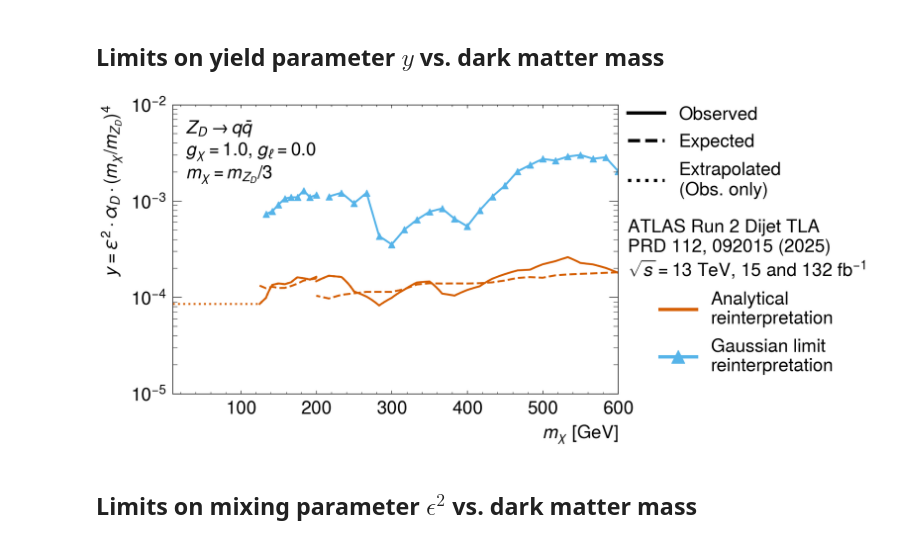
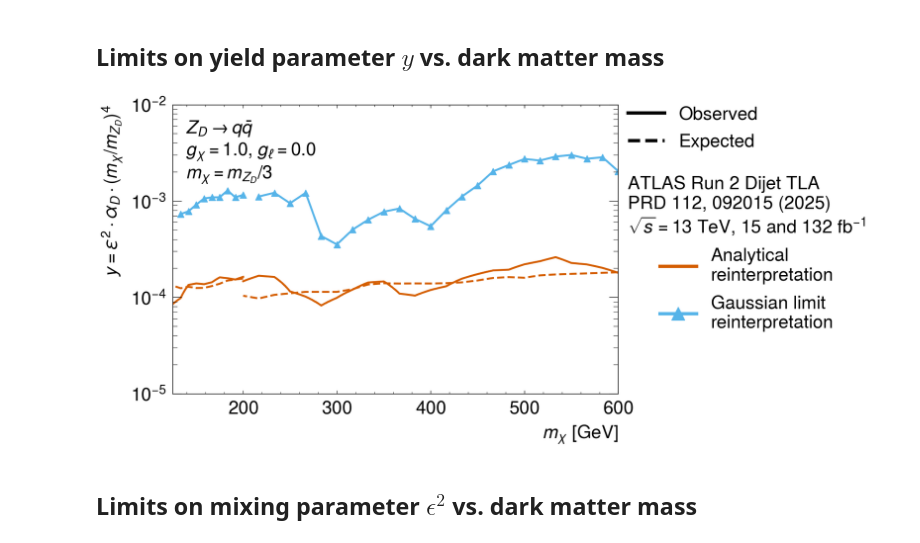
Before and after one commit to mamerl/DMWG-code-instructions, a Jupyter notebook: plotting/dark_photon_summary_plots.ipynb, the cells around one changed output. Saved outputs shown, nothing was run; the diff lists cells and outputs as text; code cells hidden in the pictures.

```diff
--- a/plotting/dark_photon_summary_plots.ipynb
+++ b/plotting/dark_photon_summary_plots.ipynb
@@ -245,12 +245,12 @@ fig, ax = plt.subplots(figsize=(12, 8))
 legend_handles = [
     plt.Line2D([], [], color="k", linestyle="-", lw=5),
     plt.Line2D([], [], color="k", linestyle="--", lw=5),
-    plt.Line2D([], [], color="k", linestyle=":", lw=5),
+    # plt.Line2D([], [], color="k", linestyle=":", lw=5),
 ]
 legend_labels = [
     "Observed",
     "Expected",
-    "Extrapolated\n(Obs. only)",
+    # "Extrapolated\n(Obs. only)",
 ]
 
 # annotations
@@ -306,29 +306,29 @@ for idx, input_cfg in enumerate(inputs):
                     linestyle=linestyle,
                 )
 
-    # interpolate the combined limits to lower mass
-    all_mass = np.array(all_mass)
-    all_limits = np.array(all_limits)
-    # sort the arrays
-    sorted_indices = np.argsort(all_mass)
-    all_mass = all_mass[sorted_indices]
-    all_limits = all_limits[sorted_indices]
-    mass_interp, limits_interp = interpolate_limit(
-        all_mass,
-        all_limits,
-        min_interp_mdm,
-        max_interp_mdm,
-        num_points=num_interp_points
-    )
+    # # interpolate the combined limits to lower mass
+    # all_mass = np.array(all_mass)
+    # all_limits = np.array(all_limits)
+    # # sort the arrays
+    # sorted_indices = np.argsort(all_mass)
+    # all_mass = all_mass[sorted_indices]
+    # all_limits = all_limits[sorted_indices]
+    # mass_interp, limits_interp = interpolate_limit(
+    #     all_mass,
+    #     all_limits,
+    #     min_interp_mdm,
+    #     max_interp_mdm,
+    #     num_points=num_interp_points
+    # )
 
-    # plot interpolated limits
-    ax.plot(
-        mass_interp,
-        limits_interp,
-        color=f"C{idx}",
-        lw=3,
-        linestyle=":",
-    )
+    # # plot interpolated limits
+    # ax.plot(
+    #     mass_interp,
+    #     limits_interp,
+    #     color=f"C{idx}",
+    #     lw=3,
+    #     linestyle=":",
+    # )
 
 # plot the alternative reinterpretation if it exists
 if len(reinterpretation_limits) > 0:
@@ -347,7 +347,7 @@ if len(reinterpretation_limits) > 0:
 
 # format the plot
 ax.set_yscale("log")
-ax.set_xlim(10, 600)
+ax.set_xlim(125, 600)
 ax.set_xlabel(r"$m_{\chi}$ [GeV]", fontsize=28)
 ax.set_ylabel(r"$y = \epsilon^2 \cdot \alpha_D \cdot (m_{\chi}/ m_{Z_D})^4$", fontsize=28)
 ax.set_ylim(top=1e-2)
@@ -360,35 +360,35 @@ if len(inputs) == 1:
 leg2 = ax.legend(
     handles=plot_handles,
     labels=plot_labels,
-    bbox_to_anchor=(0.96, 0.7),
+    bbox_to_anchor=(0.96, 0.85),
     loc="upper left",
     labelspacing=0.6,
     fontsize=28,
     title=leg_title,
     title_fontproperties={"size": 28},
 )
 leg2.get_title().set_multialignment("left")
 leg2.get_title().set_horizontalalignment("left")
 
 # setup plot text
 plot_text = (
     benchmarks[benchmark_name]["plot_parameters"]["name"] + "\n" +
     benchmarks[benchmark_name]["plot_parameters"]["coupling_label"] + "\n" +
     benchmarks[benchmark_name]["plot_parameters"]["mdm_label"]
 )
 _ = ax.text(
     0.03,
     0.95,
     plot_text,
     transform=ax.transAxes,
     fontsize=28,
     va='top',
     ha='left'
 )
 ax.tick_params(axis='both', which='both', labelsize=28, pad=10)
 plt.savefig("../outputs/y_vs_mdm_summary_plot.pdf", bbox_inches='tight')
 # %% [output]
-[figure, old version]
+[figure, new version]
 # %% [markdown]
 ## Limits on mixing parameter $\epsilon^2$ vs. dark matter mass
 # %%
```
Also changed, not shown: parts of 3 cells of this notebook, 4 other files.
